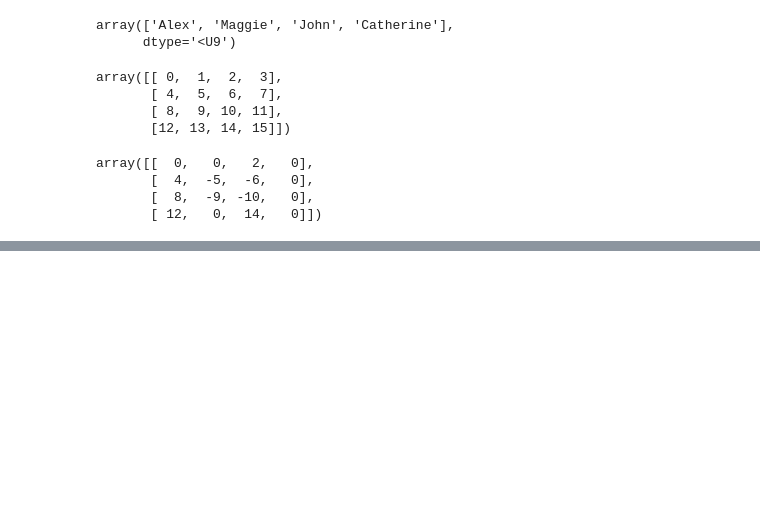
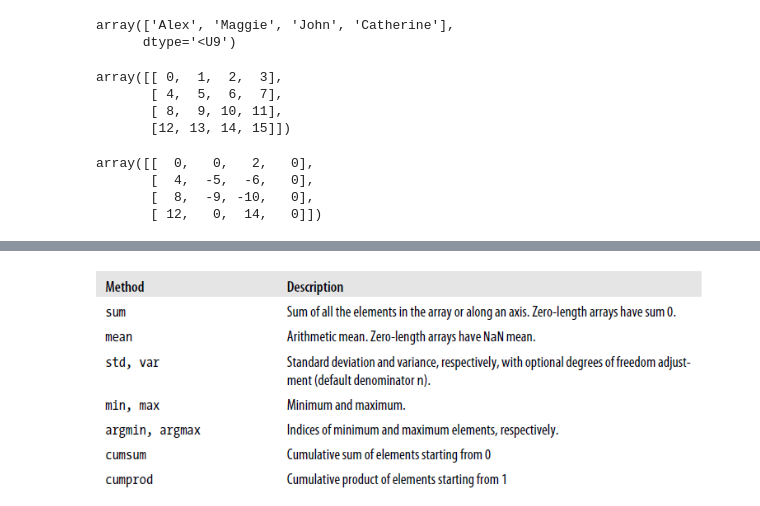
Before and after one commit to zhenxu66/python_code_practice, a Jupyter notebook: book_python_data_demo.ipynb, the cells around one changed output, grey strips where cells are left out. Cells and saved outputs as stored; diff of their text form; code cells hidden in the pictures; blank space fills up the shorter version.

```diff
--- a/book_python_data_demo.ipynb
+++ b/book_python_data_demo.ipynb
@@ -355,0 +424,4 @@ array([[  0,   0,   2,   0],
+# %%
+Image(filename="numpy_math.PNG")
+# %% [output]
+[figure, added]
```
Also changed, not shown: parts of 11 cells of this notebook, 1 other file.
